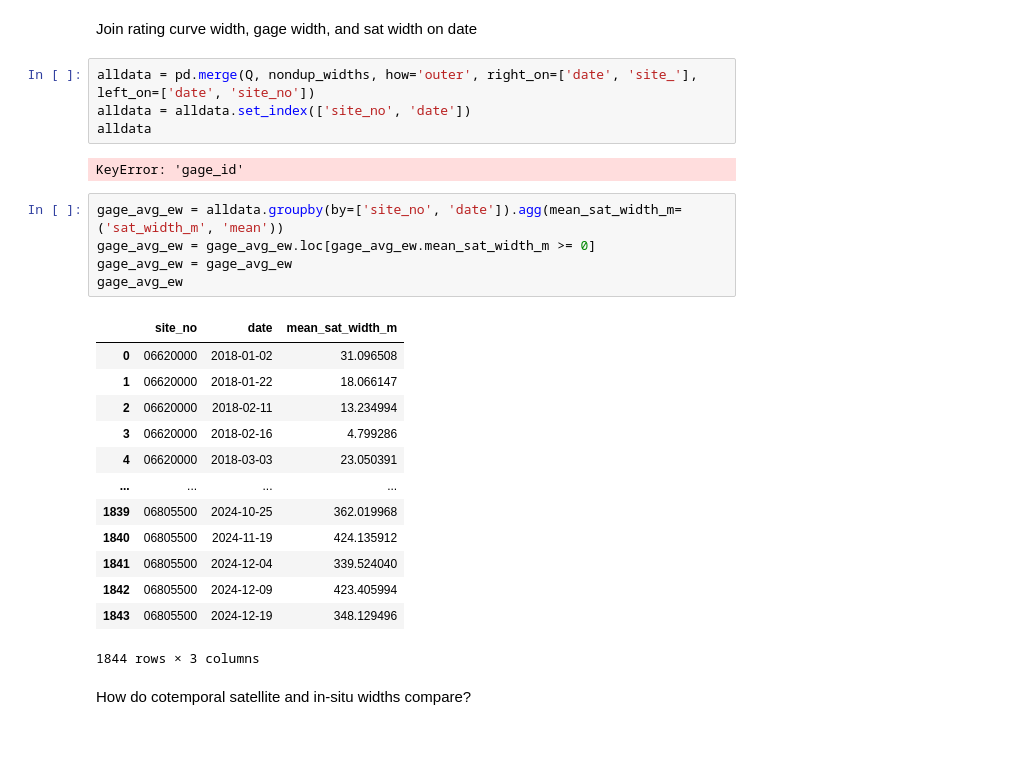
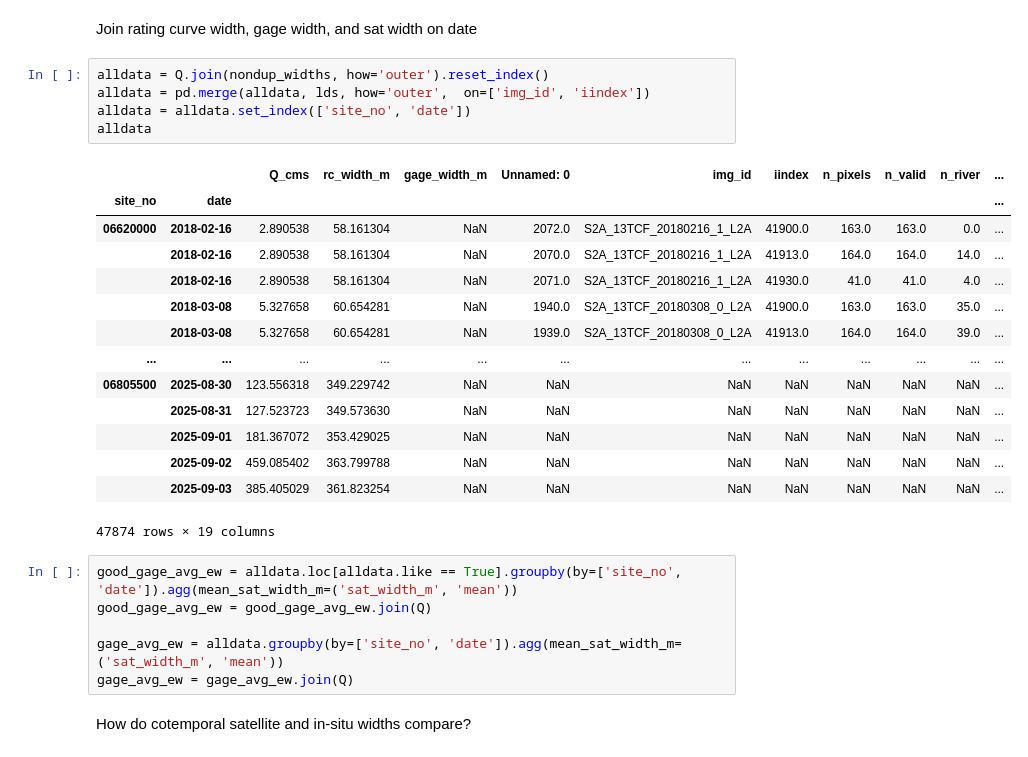
Before and after one commit to wherediddavidgo/multitemporal_RSSA, a Jupyter notebook: stac_gage_ew_analysis.ipynb, the cells around one changed output. Drawn from its saved outputs; the diff is of its cells as text.

```diff
--- a/stac_gage_ew_analysis.ipynb
+++ b/stac_gage_ew_analysis.ipynb
@@ -427,30 +453,31 @@ Q.join(nondup_widths, how='inner')
 # %% [markdown]
 Join rating curve width, gage width, and sat width on date
 # %%
-alldata = pd.merge(Q, nondup_widths, how='outer', right_on=['date', 'site_'], left_on=['date', 'site_no'])
+alldata = Q.join(nondup_widths, how='outer').reset_index()
+alldata = pd.merge(alldata, lds, how='outer',  on=['img_id', 'iindex'])
 alldata = alldata.set_index(['site_no', 'date'])
 alldata
 # %% [output]
+|  |  | Q_cms | rc_width_m | gage_width_m | Unnamed: 0 | img_id | iindex | n_pixels | n_valid | n_river | ... |
+| site_no | date |  |  |  |  |  |  |  |  |  | ... |
+| 06620000 | 2018-02-16 | 2.890538 | 58.161304 | NaN | 2072.0 | S2A_13TCF_20180216_1_L2A | 41900.0 | 163.0 | 163.0 | 0.0 | ... |
+|  | 2018-02-16 | 2.890538 | 58.161304 | NaN | 2070.0 | S2A_13TCF_20180216_1_L2A | 41913.0 | 164.0 | 164.0 | 14.0 | ... |
+|  | 2018-02-16 | 2.890538 | 58.161304 | NaN | 2071.0 | S2A_13TCF_20180216_1_L2A | 41930.0 | 41.0 | 41.0 | 4.0 | ... |
+|  | 2018-03-08 | 5.327658 | 60.654281 | NaN | 1940.0 | S2A_13TCF_20180308_0_L2A | 41900.0 | 163.0 | 163.0 | 35.0 | ... |
+|  | 2018-03-08 | 5.327658 | 60.654281 | NaN | 1939.0 | S2A_13TCF_20180308_0_L2A | 41913.0 | 164.0 | 164.0 | 39.0 | ... |
+| ... | ... | ... | ... | ... | ... | ... | ... | ... | ... | ... | ... |
+| 06805500 | 2025-08-30 | 123.556318 | 349.229742 | NaN | NaN | NaN | NaN | NaN | NaN | NaN | ... |
+|  | 2025-08-31 | 127.523723 | 349.573630 | NaN | NaN | NaN | NaN | NaN | NaN | NaN | ... |
+|  | 2025-09-01 | 181.367072 | 353.429025 | NaN | NaN | NaN | NaN | NaN | NaN | NaN | ... |
+|  | 2025-09-02 | 459.085402 | 363.799788 | NaN | NaN | NaN | NaN | NaN | NaN | NaN | ... |
+|  | 2025-09-03 | 385.405029 | 361.823254 | NaN | NaN | NaN | NaN | NaN | NaN | NaN | ... |
-KeyError: 'gage_id'
+47874 rows × 19 columns
-# %%
-gage_avg_ew = alldata.groupby(by=['site_no', 'date']).agg(mean_sat_width_m=('sat_width_m', 'mean'))
-gage_avg_ew = gage_avg_ew.loc[gage_avg_ew.mean_sat_width_m >= 0]
-gage_avg_ew = gage_avg_ew
-gage_avg_ew
-# %% [output]
-|  | site_no | date | mean_sat_width_m |
-| 0 | 06620000 | 2018-01-02 | 31.096508 |
-| 1 | 06620000 | 2018-01-22 | 18.066147 |
-| 2 | 06620000 | 2018-02-11 | 13.234994 |
-| 3 | 06620000 | 2018-02-16 | 4.799286 |
-| 4 | 06620000 | 2018-03-03 | 23.050391 |
-| ... | ... | ... | ... |
-| 1839 | 06805500 | 2024-10-25 | 362.019968 |
-| 1840 | 06805500 | 2024-11-19 | 424.135912 |
-| 1841 | 06805500 | 2024-12-04 | 339.524040 |
-| 1842 | 06805500 | 2024-12-09 | 423.405994 |
-| 1843 | 06805500 | 2024-12-19 | 348.129496 |
-1844 rows × 3 columns
+# %%
+good_gage_avg_ew = alldata.loc[alldata.like == True].groupby(by=['site_no', 'date']).agg(mean_sat_width_m=('sat_width_m', 'mean'))
+good_gage_avg_ew = good_gage_avg_ew.join(Q)
+
+gage_avg_ew = alldata.groupby(by=['site_no', 'date']).agg(mean_sat_width_m=('sat_width_m', 'mean'))
+gage_avg_ew = gage_avg_ew.join(Q)
 # %% [markdown]
 How do cotemporal satellite and in-situ widths compare?
 # %%
```
Also changed, not shown: parts of 18 cells of this notebook.
